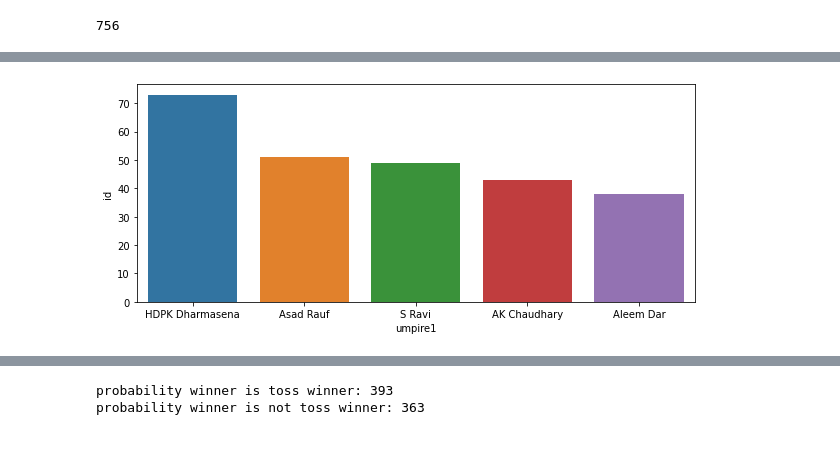
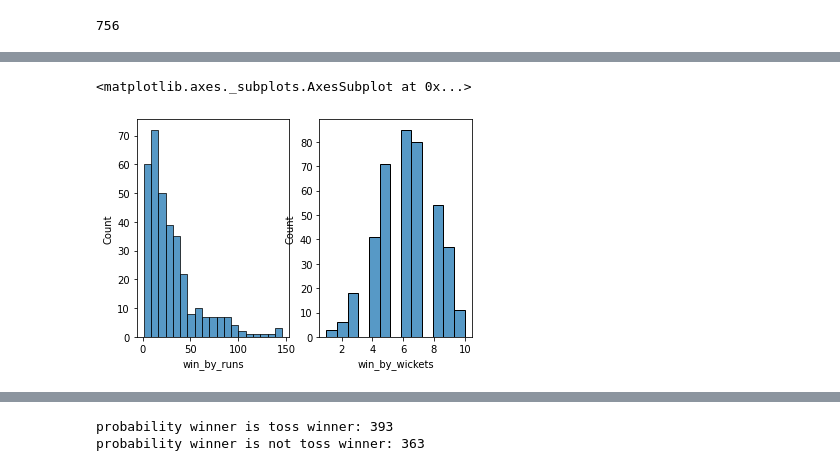
Before and after one commit to sulagna206/IPL-data, a Jupyter notebook: EDA.ipynb, the cells around one changed output, grey strips where cells are left out. Drawn from its saved outputs; the diff is of its cells as text; code cells hidden in the pictures.

```diff
--- a/EDA.ipynb
+++ b/EDA.ipynb
@@ -118,7 +79,0 @@ ump_match
-# %%
-#no. of all the matches mentored by umpire1 as a graph(first 5)
-plt.figure(figsize=(10,4))
-sns.barplot(x=ump_match['umpire1'].head(5),y=ump_match['id'].head(5),data=ump_match.head(5))
-plt.show()
-# %% [output]
-[figure, removed]
@@ -128,0 +80,11 @@ b = a.sum()
+# %%
+#distribution of runs and wickets
+bat = data[data['win_by_runs']!=0]
+wick = data[data['win_by_wickets']!=0]
+plt.subplot(1,2,1)
+sns.histplot(bat['win_by_runs'])
+plt.subplot(1,2,2)
+sns.histplot(wick['win_by_wickets'])
+# %% [output]
+<matplotlib.axes._subplots.AxesSubplot at 0x...>
+[figure, added]
```
Also changed, not shown: parts of 31 cells of this notebook.
